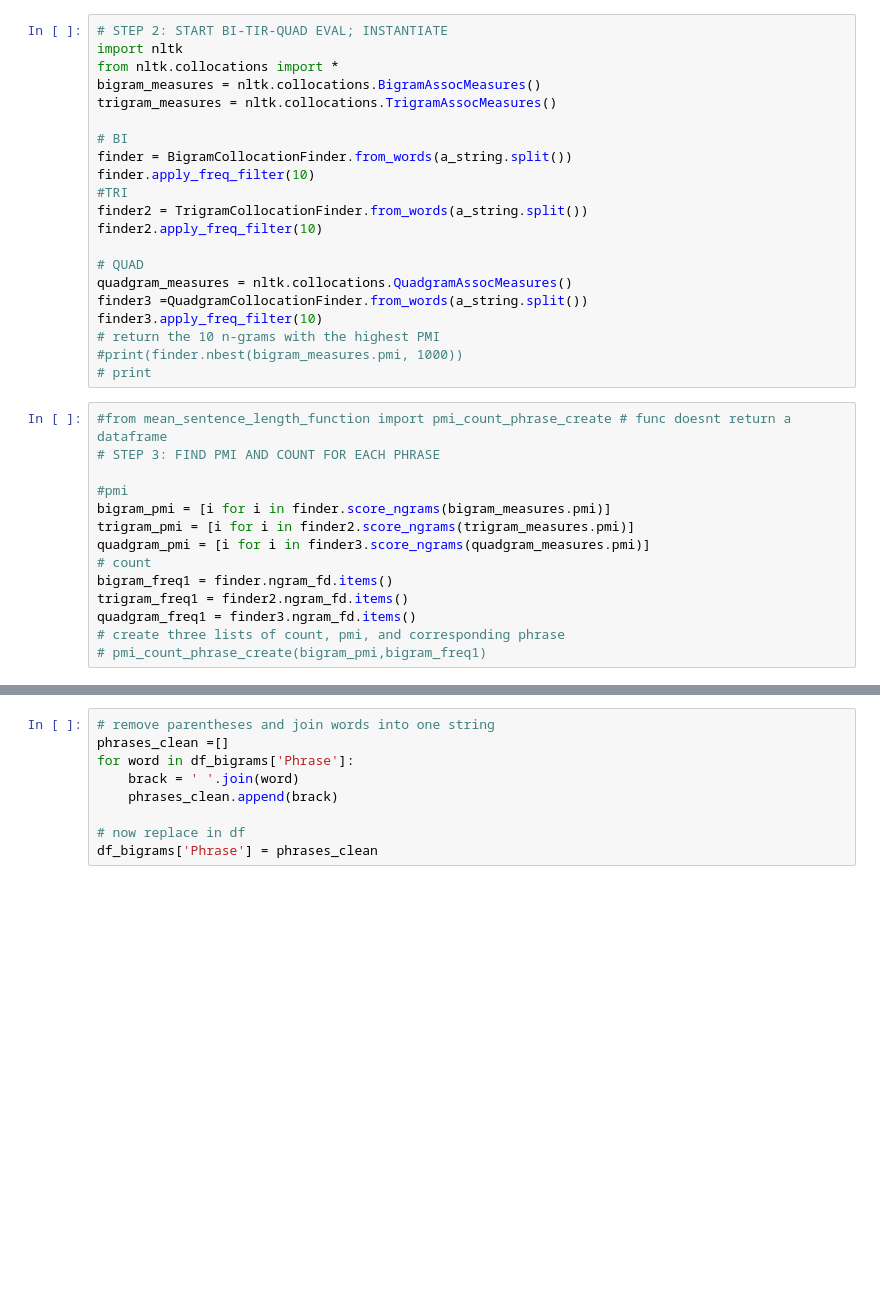
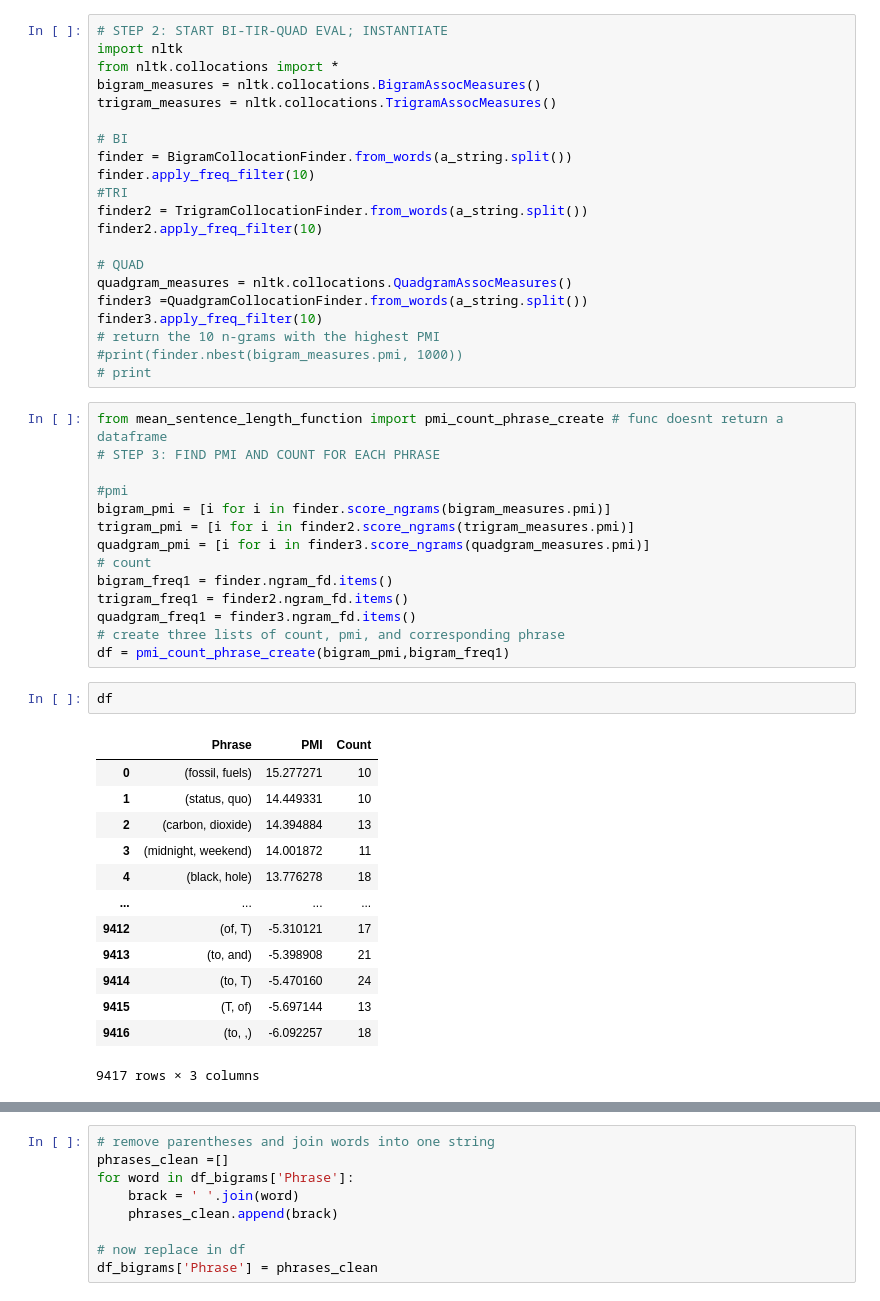
Before and after one commit to yflax/GriD, a Jupyter notebook: Bi and Tri Gram.ipynb, the cells around one changed output, grey strips where cells are left out. Drawn from its saved outputs; the diff is of its cells as text; blank space fills up the shorter version.

```diff
--- a/Bi and Tri Gram.ipynb
+++ b/Bi and Tri Gram.ipynb
@@ -1236,7 +1200,7 @@ finder3.apply_freq_filter(10)
 #print(finder.nbest(bigram_measures.pmi, 1000))
 # print
 # %%
-#from mean_sentence_length_function import pmi_count_phrase_create # func doesnt return a dataframe
+from mean_sentence_length_function import pmi_count_phrase_create # func doesnt return a dataframe
 # STEP 3: FIND PMI AND COUNT FOR EACH PHRASE
 
 #pmi
@@ -1248,7 +1212,23 @@ bigram_freq1 = finder.ngram_fd.items()
 trigram_freq1 = finder2.ngram_fd.items()
 quadgram_freq1 = finder3.ngram_fd.items()
 # create three lists of count, pmi, and corresponding phrase
-# pmi_count_phrase_create(bigram_pmi,bigram_freq1)
+df = pmi_count_phrase_create(bigram_pmi,bigram_freq1)
+# %%
+df
+# %% [output]
+|  | Phrase | PMI | Count |
+| 0 | (fossil, fuels) | 15.277271 | 10 |
+| 1 | (status, quo) | 14.449331 | 10 |
+| 2 | (carbon, dioxide) | 14.394884 | 13 |
+| 3 | (midnight, weekend) | 14.001872 | 11 |
+| 4 | (black, hole) | 13.776278 | 18 |
+| ... | ... | ... | ... |
+| 9412 | (of, T) | -5.310121 | 17 |
+| 9413 | (to, and) | -5.398908 | 21 |
+| 9414 | (to, T) | -5.470160 | 24 |
+| 9415 | (T, of) | -5.697144 | 13 |
+| 9416 | (to, ,) | -6.092257 | 18 |
+9417 rows × 3 columns
 # %%
 # bigrams
 pmi3_list =[]
```
Also changed, not shown: parts of 5 cells of this notebook, 3 other files.
